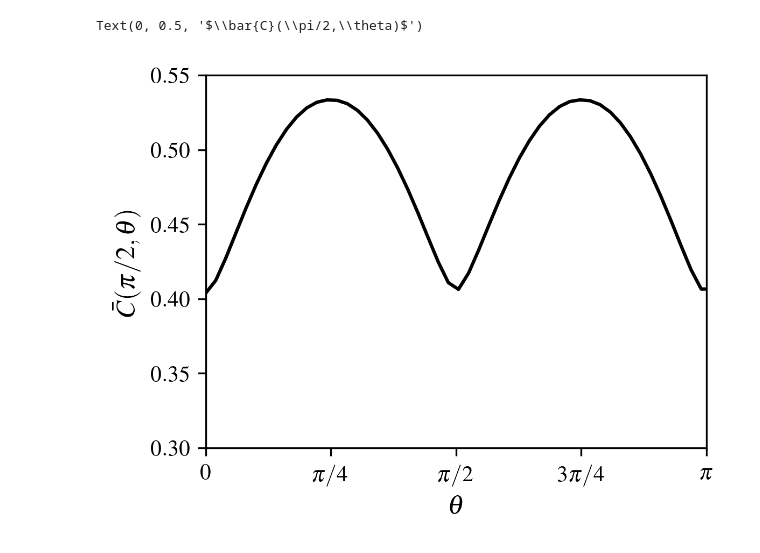
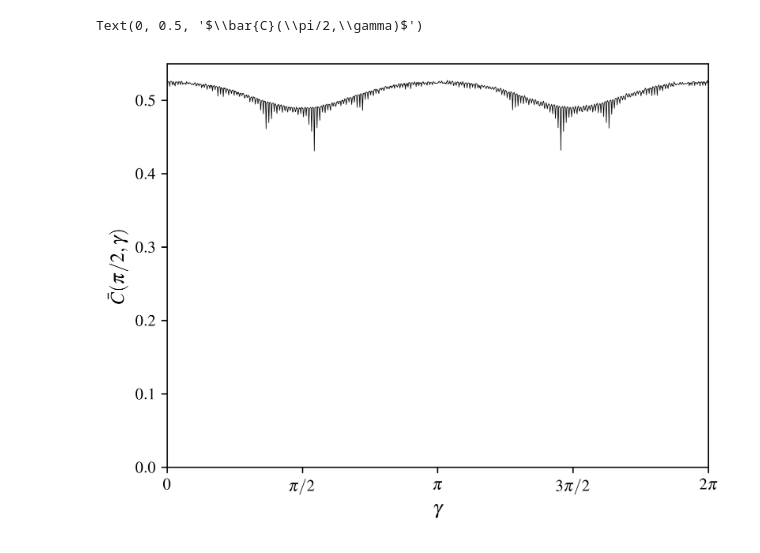
Before and after one commit to Emiliano6754/Correlation-Quantum-Walks, a Jupyter notebook: batch_concurrences.ipynb, the cells around one changed output. Drawn from its saved outputs; the diff is of its cells as text; code cells hidden in the pictures.

Commit message:
Implemented concurrence for different coin operators and initial states

```diff
--- a/batch_concurrences.ipynb
+++ b/batch_concurrences.ipynb
@@ -57,0 +81,11 @@ print(gammas[37])
+# %%
+full_betas_res = 1000
+full_betas = np.linspace(0,np.pi/2,full_betas_res)
+gamma = np.pi
+beta_averages = np.zeros((full_betas_res),np.longdouble)
+cwd = os.getcwd()
+for b in range(full_betas_res):
+    filename = str(b) + "_beta" + suffix + ".txt"
+    concurrences = np.genfromtxt(cwd+"/data/"+path+filename, usecols = 0, delimiter=",", dtype = np.longdouble)
+    beta_averages[b] = np.average(concurrences)
+# beta_averages[0] = 0 # Concurrence may be generated even with the identity, its not an error
@@ -58,14 +106,24 @@ print(gammas[37])
+# %%
+full_gammas_res = 1000
+full_gammas = np.linspace(0,2*np.pi,full_gammas_res)
+beta = np.pi/2
+gamma_averages = np.zeros((full_gammas_res),np.longdouble)
+cwd = os.getcwd()
+for b in range(full_gammas_res):
+    filename = str(b) + "_gamma" + suffix + ".txt"
+    concurrences = np.genfromtxt(cwd+"/data/"+path+filename, usecols = 0, delimiter=",", dtype = np.longdouble)
+    gamma_averages[b] = np.average(concurrences)
 # %%
-fig = plt.figure(figsize=(4,3),dpi=300)
+fig = plt.figure(figsize=(6,4.5),dpi=300)
 ax = fig.subplots()
-ticks = [0,np.pi/4,np.pi/2,3*np.pi/4,np.pi]
-labels = ['0',r'$\pi/4$',r'$\pi/2$',r'$3\pi/4$',r'$\pi$']
-ax.plot(gammas,averages[betas_res-1,:],'k')
+ticks = [0,np.pi/2,np.pi,3*np.pi/2,2*np.pi]
+labels = ['0',r'$\pi/2$',r'$\pi$',r'$3\pi/2$',r'$2\pi$']
+ax.plot(full_gammas,gamma_averages,'k',lw=0.4)
 ax.set_xticks(ticks,labels)
-ax.set_xlim(0,np.pi)
-ax.set_ylim(0.300,0.55)
-ax.set_xlabel(r'$\theta$',fontsize=12)
-ax.set_ylabel(r'$\bar{C}(\pi/2,\theta)$',fontsize=12)
+ax.set_xlim(0,2*np.pi)
+ax.set_ylim(0,0.55)
+ax.set_xlabel(r'$\gamma$',fontsize=12)
+ax.set_ylabel(r'$\bar{C}(\pi/2,\gamma)$',fontsize=12)
 # %% [output]
-Text(0, 0.5, '$\\bar{C}(\\pi/2,\\theta)$')
+Text(0, 0.5, '$\\bar{C}(\\pi/2,\\gamma)$')
-[figure, old version]
+[figure, new version]
```
Also changed, not shown: parts of 9 cells of this notebook, 28 other files.
